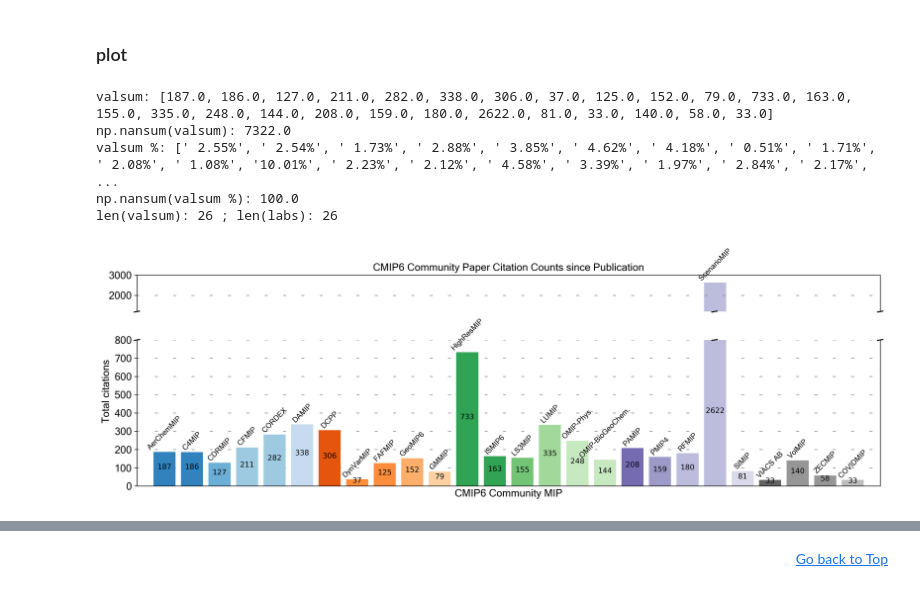
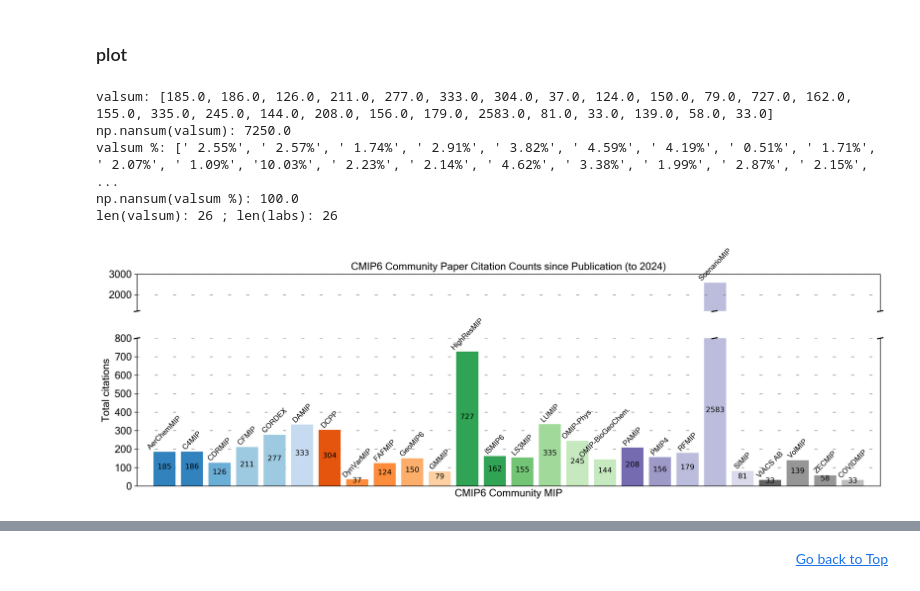
Before and after one commit to durack1/CMIPSummary, a Jupyter notebook: figuresAndTables.ipynb, the cells around one changed output, grey strips where cells are left out. Cells and saved outputs as stored; diff of their text form; code cells hidden in the pictures.

```diff
--- a/figuresAndTables.ipynb
+++ b/figuresAndTables.ipynb
@@ -593,5 +546,0 @@ with open("250123a.json", "r") as f:
-# %%
-currentYr = datetime.date.today().year
-tmp = np.arange(1990, currentYr)
-#len(tmp)
-tmp
@@ -836,32 +771,32 @@ cm = plt.get_cmap('tab20c')  # also tab 20b, tab20
 for i in range(NUM_COLORS):
     colList.append(cm(1.*i/NUM_COLORS))
 
-val = [np.nansum(data["aerchemmip"]["wosPad"]),
-       np.nansum(data["c4mip"]["wosPad"]),
-       np.nansum(data["cdrmip"]["wosPad"]),
-       np.nansum(data["cfmip"]["wosPad"]),
-       np.nansum(data["cordex"]["wosPad"]),
-       np.nansum(data["damip"]["wosPad"]),
-       np.nansum(data["dcpp"]["wosPad"]),
-       np.nansum(data["dynvarmip"]["wosPad"]),
-       np.nansum(data["fafmip"]["wosPad"]),
-       np.nansum(data["geomip6"]["wosPad"]),
-       np.nansum(data["gmmip"]["wosPad"]),
-       np.nansum(data["highresmip"]["wosPad"]),
-       np.nansum(data["ismip6"]["wosPad"]),
-       np.nansum(data["ls3mip"]["wosPad"]),
-       np.nansum(data["lumip"]["wosPad"]),
-       np.nansum(data["omip"]["wosPad"]),
-       np.nansum(data["omip2"]["wosPad"]),
-       np.nansum(data["pamip"]["wosPad"]),
-       np.nansum(data["pmip4"]["wosPad"]),
-       np.nansum(data["rfmip"]["wosPad"]),
-       np.nansum(data["scenariomip"]["wosPad"]),
-       np.nansum(data["simip"]["wosPad"]),
-       np.nansum(data["viacsab"]["wosPad"]),
-       np.nansum(data["volmip"]["wosPad"]),
-       np.nansum(data["zecmip"]["wosPad"]),
-       np.nansum(data["covidmip"]["wosPad"])]
+val = [np.nansum(dataDic["aerchemmip"]["wosPad"]),
+       np.nansum(dataDic["c4mip"]["wosPad"]),
+       np.nansum(dataDic["cdrmip"]["wosPad"]),
+       np.nansum(dataDic["cfmip"]["wosPad"]),
+       np.nansum(dataDic["cordex"]["wosPad"]),
+       np.nansum(dataDic["damip"]["wosPad"]),
+       np.nansum(dataDic["dcpp"]["wosPad"]),
+       np.nansum(dataDic["dynvarmip"]["wosPad"]),
+       np.nansum(dataDic["fafmip"]["wosPad"]),
+       np.nansum(dataDic["geomip6"]["wosPad"]),
+       np.nansum(dataDic["gmmip"]["wosPad"]),
+       np.nansum(dataDic["highresmip"]["wosPad"]),
+       np.nansum(dataDic["ismip6"]["wosPad"]),
+       np.nansum(dataDic["ls3mip"]["wosPad"]),
+       np.nansum(dataDic["lumip"]["wosPad"]),
+       np.nansum(dataDic["omip"]["wosPad"]),
+       np.nansum(dataDic["omip2"]["wosPad"]),
+       np.nansum(dataDic["pamip"]["wosPad"]),
+       np.nansum(dataDic["pmip4"]["wosPad"]),
+       np.nansum(dataDic["rfmip"]["wosPad"]),
+       np.nansum(dataDic["scenariomip"]["wosPad"]),
+       np.nansum(dataDic["simip"]["wosPad"]),
+       np.nansum(dataDic["viacsab"]["wosPad"]),
+       np.nansum(dataDic["volmip"]["wosPad"]),
+       np.nansum(dataDic["zecmip"]["wosPad"]),
+       np.nansum(dataDic["covidmip"]["wosPad"])]
 labs = ["AerChemMIP", "C4MIP", "CDRMIP", "CFMIP", "CORDEX", "DAMIP", "DCPP",
         "DynVarMIP", "FAFMIP", "GeoMIP6", "GMMIP", "HighResMIP", "ISMIP6", "LS3MIP",
         "LUMIP", "OMIP-Phys.", "OMIP-BioGeoChem.", "PAMIP", "PMIP4", "RFMIP",
@@ -898,7 +833,7 @@ ax2.yaxis.set_label_coords(-.035, .65)
 ax2.axes.axes.set_yticklabels(ax2.get_yticklabels(), fontsize=fontSize, fontname=fontName)
 ax2.set_xlabel("CMIP6 Community MIP", fontsize=fontSize, fontname=fontName)
 ax2.set_xticks([])
-ax1.set_title("".join(["CMIP6 Community Paper Citation Counts since Publication", ""]), # (to ", datetime.date.today().strftime("%Y-%m-%d"), ")"]),
+ax1.set_title("".join(["CMIP6 Community Paper Citation Counts since Publication (to 2024)", ""]), # (to ", datetime.date.today().strftime("%Y-%m-%d"), ")"]),
              fontsize=fontSize, fontname=fontName)
 #plt.text(23.75, -35, ' '.join([timeFormat]), fontsize=5)
 
@@ -910,34 +845,34 @@ def addlabels(x,y):
         if i == 20:
             plt.text(i, 400, y1, ha = "center")
         else:
             plt.text(i, y[i]//2, y1, ha = "center")
 
 addlabels(labs, valsum)
 
 # arguments to pass to the plot, so that we don't keep repeating them
 # following https://gist.github.com/pfandzelter/0ae861f0dee1fb4fd1d11344e3f85c9e
 d = .0035  # how big to make the diagonal lines in axes coordinates
 scale = 3.5 #350/100  # upper scale more compressed
 scenX = 0.777 #.807  # ScenarioMIP x-intercept
 kwargs = dict(transform=ax1.transAxes, color="k", clip_on=False)
 ax1.plot((-d, +d), (-d*scale, +d*scale), **kwargs)  # top-left diagonal
 ax1.plot((scenX - d, scenX + d), (-d*scale, +d*scale), **kwargs)  # ScenarioMIP diagonal
 ax1.plot((1 - d, 1 + d), (-d*scale, +d*scale), **kwargs)  # top-right diagonal
 kwargs.update(transform=ax2.transAxes)  # switch to the bottom axes
 ax2.plot((-d, +d), (1 - d, 1 + d), **kwargs)  # bottom-left diagonal
 ax2.plot((scenX - d, scenX + d), (1 -d, 1 +d), **kwargs)  # ScenarioMIP diagonal
 ax2.plot((1 - d, 1 + d), (1 - d, 1 + d), **kwargs)  # bottom-right diagonal
 
 # fill canvas
 fig.tight_layout()
 
 # display, save, close
 plt.show()
 fig.savefig("_".join([timeFormat, "Fig4.svg"]), format="svg")
 # %% [output]
-valsum: [187.0, 186.0, 127.0, 211.0, 282.0, 338.0, 306.0, 37.0, 125.0, 152.0, 79.0, 733.0, 163.0, 155.0, 335.0, 248.0, 144.0, 208.0, 159.0, 180.0, 2622.0, 81.0, 33.0, 140.0, 58.0, 33.0]
-np.nansum(valsum): 7322.0
-valsum %: [' 2.55%', ' 2.54%', ' 1.73%', ' 2.88%', ' 3.85%', ' 4.62%', ' 4.18%', ' 0.51%', ' 1.71%', ' 2.08%', ' 1.08%', '10.01%', ' 2.23%', ' 2.12%', ' 4.58%', ' 3.39%', ' 1.97%', ' 2.84%', ' 2.17%', ...
+valsum: [185.0, 186.0, 126.0, 211.0, 277.0, 333.0, 304.0, 37.0, 124.0, 150.0, 79.0, 727.0, 162.0, 155.0, 335.0, 245.0, 144.0, 208.0, 156.0, 179.0, 2583.0, 81.0, 33.0, 139.0, 58.0, 33.0]
+np.nansum(valsum): 7250.0
+valsum %: [' 2.55%', ' 2.57%', ' 1.74%', ' 2.91%', ' 3.82%', ' 4.59%', ' 4.19%', ' 0.51%', ' 1.71%', ' 2.07%', ' 1.09%', '10.03%', ' 2.23%', ' 2.14%', ' 4.62%', ' 3.38%', ' 1.99%', ' 2.87%', ' 2.15%', ...
 np.nansum(valsum %): 100.0
 len(valsum): 26 ; len(labs): 26
-[figure, old version]
+[figure, new version]
```
Also changed, not shown: parts of 17 cells of this notebook, 7 other files.
